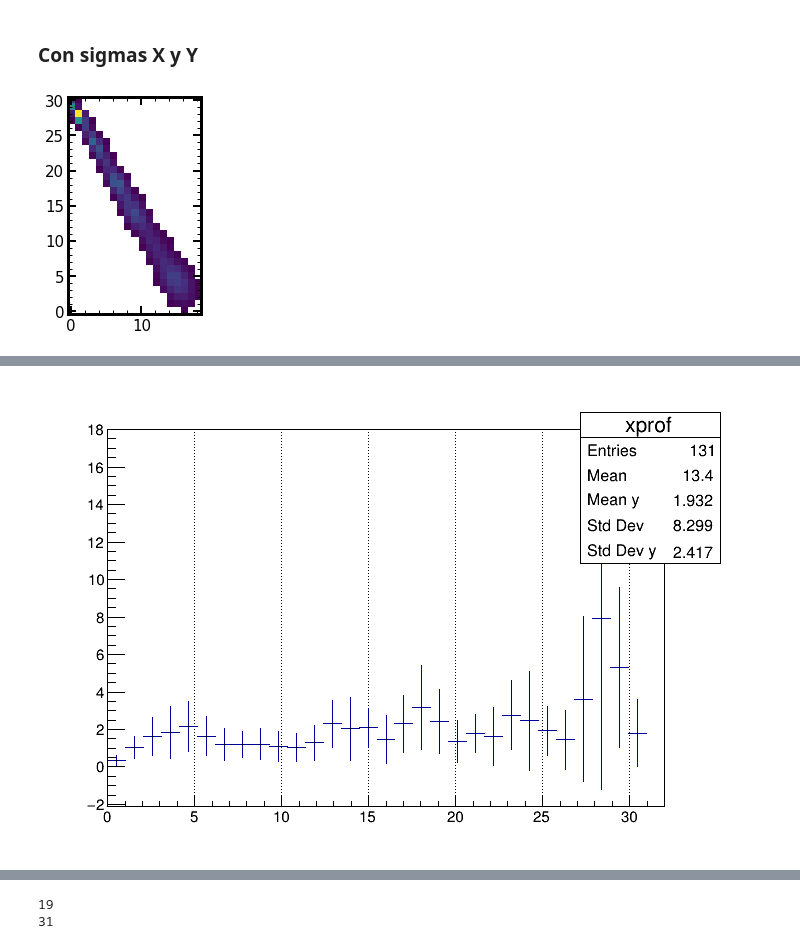
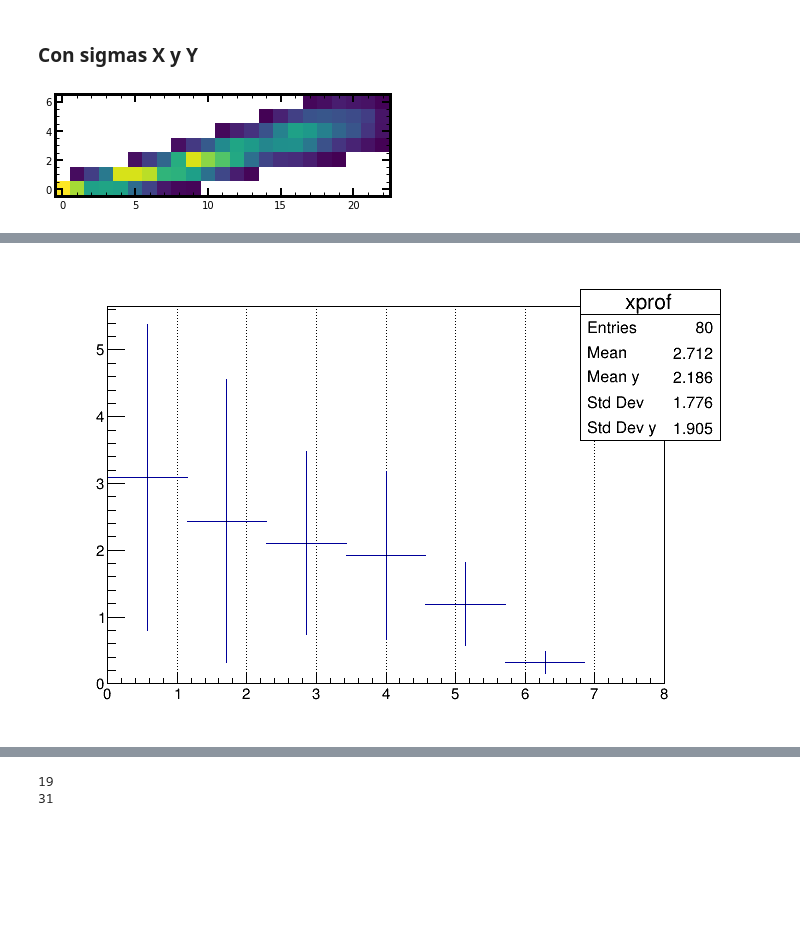
Before and after one commit to mausanram/CodigosICN, a Jupyter notebook: Catalogo_Eventos/Catalogo_Eventos_NSAMP.ipynb, the cells around one changed output, grey strips where cells are left out. Saved outputs shown, nothing was run; the diff lists cells and outputs as text; code cells hidden in the pictures; blank space fills up the shorter version.

```diff
--- a/Catalogo_Eventos/Catalogo_Eventos_NSAMP.ipynb
+++ b/Catalogo_Eventos/Catalogo_Eventos_NSAMP.ipynb
@@ -80,10 +78,10 @@ Colormap = 'jet'
 # path = '/home/bruce/Documents/Programas/images/ENE2024/proc_skp_m-009_microchip_T_170__Vv82_NSAMP_324_NROW_400_NCOL_700_EXPOSURE_0_NBINROW_1_NBINCOL_1_img_204.fits'
 
 
-# path = '/home/labdet/Documents/MauSan/Programas/Repositorio_Git/images/AGO2024/proc_skp_m-009_microchip_T_170__NSAMP_324_NROW_650_NCOL_700_EXPOSURE_0_img_100.fits'
+path = '/home/labdet/Documents/MauSan/Programas/Repositorio_Git/images/AGO2024/proc_skp_m-009_microchip_T_170__NSAMP_324_NROW_650_NCOL_700_EXPOSURE_0_img_100.fits'
 # path = '/home/labdet/Documents/MauSan/Programas/Repositorio_Git/images/ENE2024/proc_skp_m-009_microchip_T_170__Vv82_NSAMP_324_NROW_400_NCOL_700_EXPOSURE_0_NBINROW_1_NBINCOL_1_img_200.fits'
 
-path = '/home/bruce/Documents/Programas/images/AGO2024/proc_skp_m-009_microchip_T_170__NSAMP_324_NROW_650_NCOL_700_EXPOSURE_0_img_100.fits'
+# path = '/home/bruce/Documents/Programas/images/AGO2024/proc_skp_m-009_microchip_T_170__NSAMP_324_NROW_650_NCOL_700_EXPOSURE_0_img_100.fits'
 # path = '/home/bruce/Documents/Programas/images/AGO2024/proc_skp_m-009_microchip_T_170__NSAMP_324_NROW_650_NCOL_700_EXPOSURE_0_img_101.fits'
 # path = '/home/bruce/Documents/Programas/images/AGO2024/proc_skp_m-009_microchip_T_170__NSAMP_324_NROW_650_NCOL_700_EXPOSURE_0_img_102.fits'
 
@@ -118,7 +116,7 @@ None
 # %%
 ### Muestra el area activa y overscan de la extensión
 
-extension = 4
+extension = 1
 # plt.imshow(hdu_list[0].data[:, 550:], vmin = 0, vmax = 80000, origin = 'lower')
 Overscan = hdu_list[extension - 1].data[:, 550:]
 active_area = hdu_list[extension - 1].data[:, :550]
@@ -1082,7 +1080,7 @@ El ángulo phi del muon es:  309.1736579704442
 # %% [markdown]
 ### Con sigmas X y Y
 # %%
-index_event = 1 # 0, 1, 4, 8
+index_event = 2 # 0, 1, 4, 8
 loc = ndimage.find_objects(label_img == Straight_Events[index_event])[0]
 mask_35 = np.invert(label_img == Straight_Events[index_event])
 data_mask = ma.masked_array(dataCal[loc[0].start:loc[0].stop, loc[1].start:loc[1].stop], mask_35[loc[0].start:loc[0].stop, loc[1].start:loc[1].stop])
@@ -1115,31 +1113,31 @@ for index in np.arange(1, len(data_mask[:, 1])+1):
 
     list_xprofile_mean.append(mean_x)
     list_xprofile_sigma.append(sigma_x)
 
     # print('Mean: ', mean_x)
     # print('Sigma: ', sigma_x)
 
 Canvy = TCanvas()
 Prof_y = TProfile("yprof", "", len(data_mask[1, :]), 0, len(data_mask[1, :]) + 1, "s")
 
 for index in np.arange(0, len(data_mask[1, :])):
     column = data_mask[:, index]
     # print(row)
     for element in column:
         if element:
             Prof_y.Fill(index, element)
 Canvy.Draw()
 Prof_y.Draw()
 
 for index in np.arange(1, len(data_mask[1, :])+1):
     mean_y = Prof_x.GetBinContent(int(index))
     sigma_y = Prof_x.GetBinError(int(index))
 
     list_yprofile_mean.append(mean_y)
     list_yprofile_sigma.append(sigma_y)
 
 # print('Mean: ', mean_x)
 # print('Sigma: ', sigma_x)
 # print(hist_rowdown)
 # %% [output]
-[figure, old version]
+[figure, new version]
@@ -1148 +1144 @@ Warning in <TROOT::Append>: Replacing existing TH1: yprof (Potential memory leak
-[figure, old version]
+[figure, new version]
```
Also changed, not shown: parts of 31 cells of this notebook, 1 other file.
